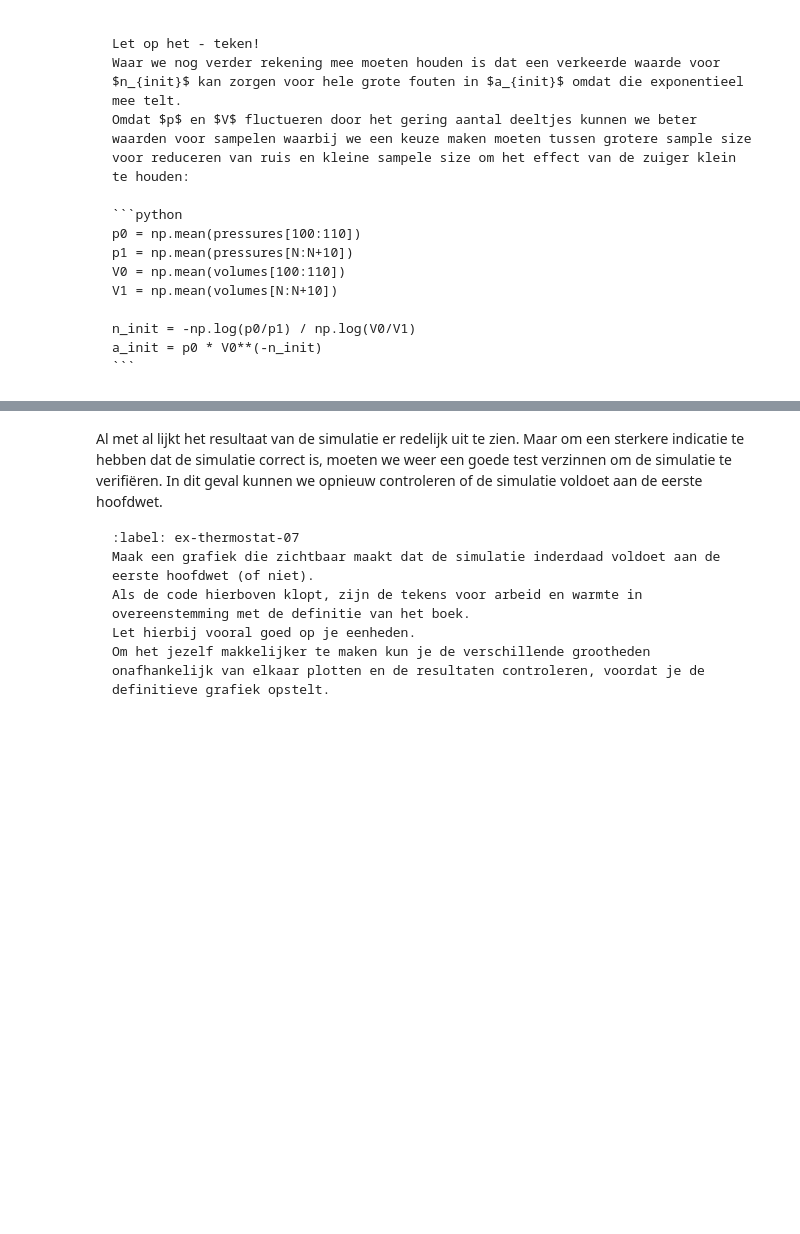
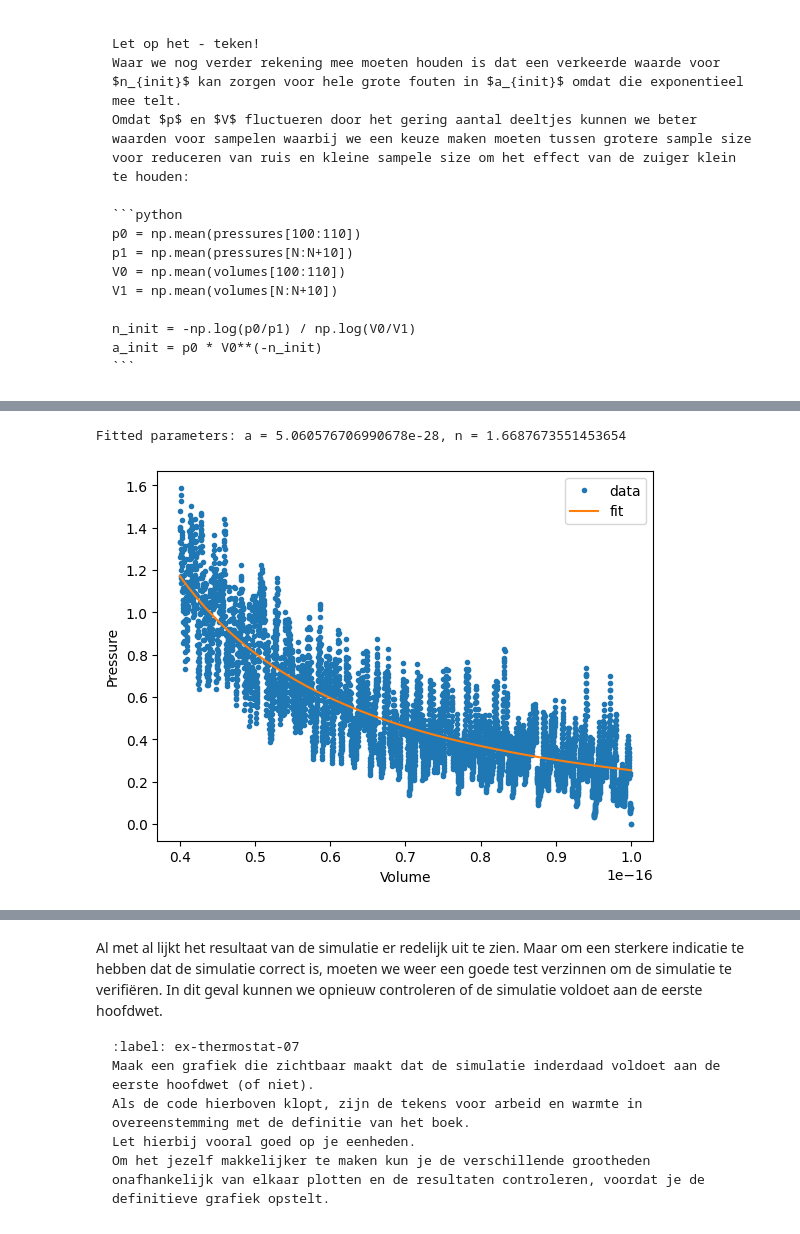
Before and after one commit to WouterAlejandro/IP2_1, a Jupyter notebook: Content/PySim/8_thermostaat.ipynb, the cells around one changed output, grey strips where cells are left out. Cells and saved outputs as stored; diff of their text form; code cells hidden in the pictures; blank space fills up the shorter version.

```diff
--- a/Content/PySim/8_thermostaat.ipynb
+++ b/Content/PySim/8_thermostaat.ipynb
@@ -380,8 +375,24 @@ print(a_init)
 # %%
 def power_law(vol, a, n):
-    return a * vol**n
+    return a / vol**n
 
 #your code/answer
+
+params, pcov = curve_fit(power_law, volumes, pressures, p0=[a_init, n_init])
+a_fit, n_fit = params
+
+print(f"Fitted parameters: a = {a_fit}, n = {n_fit}")
+
+plt.figure()
+plt.plot(volumes, pressures, '.', label='data')
+plt.plot(volumes, power_law(volumes, a_fit, n_fit), label='fit')
+plt.xlabel('Volume')
+plt.ylabel('Pressure')
+plt.legend()
+plt.show()
+# %% [output]
+Fitted parameters: a = 5.060576706990678e-28, n = 1.6687673551453654
+[figure, added]
 # %% [markdown]
 Je ziet dat de exponent van dit $(P,V)$-diagram net niet overeenkomt met de ideale verwachting.
 
```
Also changed, not shown: parts of 8 cells of this notebook, 1 other file.
